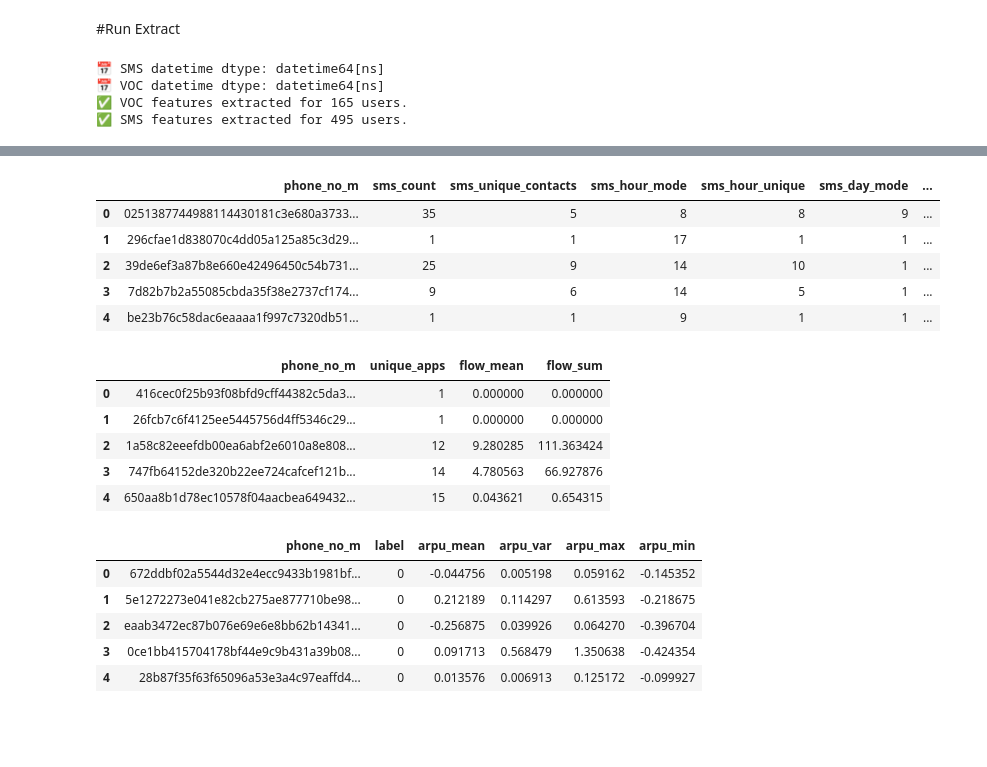
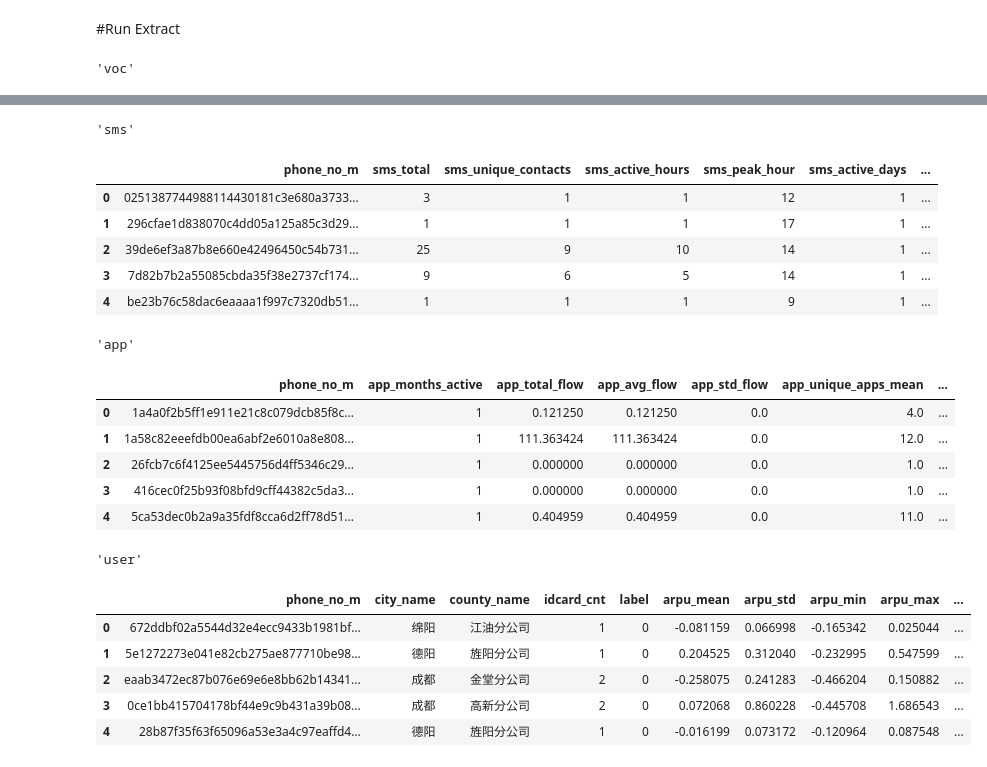
Before and after one commit to MUNEERALNAJDI/fraud_detection, a Jupyter notebook: notebooks/Extract_feature.ipynb, the cells around one changed output, grey strips where cells are left out. Saved outputs shown, nothing was run; the diff lists cells and outputs as text; code cells hidden in the pictures; blank space fills up the shorter version.

```diff
--- a/notebooks/Extract_feature.ipynb
+++ b/notebooks/Extract_feature.ipynb
@@ -242,15 +225,3 @@ def get_sms_feats(df):
     return phone_no_m
 # %% [markdown]
 ##app
-# %%
-def get_app_feats(df):
-    phone_no_m = df[["phone_no_m"]].drop_duplicates().copy()
-    tmp = df.groupby("phone_no_m")["busi_name"].agg(unique_apps="nunique")
-    phone_no_m = phone_no_m.merge(tmp, on="phone_no_m", how="left")
-
-    tmp = df.groupby("phone_no_m")["flow"].agg(
-        flow_mean="mean",
-        flow_sum="sum"
-    )
-    phone_no_m = phone_no_m.merge(tmp, on="phone_no_m", how="left")
-    return phone_no_m
@@ -257,18 +270,2 @@ def get_app_feats(df):
 # %% [markdown]
 ##User
-# %%
-def get_user_feats(df):
-    phone_no_m = df[["phone_no_m", "label"]].drop_duplicates().copy()
-
-    arpu_cols = [c for c in df.columns if c.startswith("arpu_")]
-    df["arpu_mean"] = df[arpu_cols].mean(axis=1)
-    df["arpu_var"] = df[arpu_cols].var(axis=1)
-    df["arpu_max"] = df[arpu_cols].max(axis=1)
-    df["arpu_min"] = df[arpu_cols].min(axis=1)
-
-    phone_no_m = phone_no_m.merge(
-        df[["phone_no_m", "arpu_mean", "arpu_var", "arpu_max", "arpu_min"]],
-        on="phone_no_m",
-        how="left"
-    )
-    return phone_no_m
@@ -393,10 +460,6 @@ data = load_all_data(config)
 # Extract features
 config_mode = config["aggregation"]["mode"]
 config_window = config["aggregation"]["window"]
-print("📅 SMS datetime dtype:", data["sms"]["request_datetime"].dtype)
-print("📅 VOC datetime dtype:", data["voc"]["start_datetime"].dtype)
-
-
 features = extract_all_features(
     data,
     config,
@@ -419,11 +482,9 @@ for name, df in zip(["voc", "sms", "app", "user"], features):
     output_filename = f"{name}_features_{config_mode}_{config_window}_{timestamp}.csv"
     output_path = os.path.join(features_dir, output_filename)
     df.to_csv(output_path, index=False)
+    display(name)
     display(df.head())
     logger.info(f"✅ Saved {name} features → {output_path}")
 # %% [output]
-📅 SMS datetime dtype: datetime64[ns]
-📅 VOC datetime dtype: datetime64[ns]
-✅ VOC features extracted for 165 users.
-✅ SMS features extracted for 495 users.
+'voc'
 |  | phone_no_m | total_calls | unique_contacts | call_dur_mean | call_dur_median | call_dur_max | call_dur_min | ... |
@@ -435,18 +496,21 @@ for name, df in zip(["voc", "sms", "app", "user"], features):
+'sms'
-|  | phone_no_m | sms_count | sms_unique_contacts | sms_hour_mode | sms_hour_unique | sms_day_mode | ... |
-| 0 | 0251387744988114430181c3e680a3733... | 35 | 5 | 8 | 8 | 9 | ... |
-| 1 | 296cfae1d838070c4dd05a125a85c3d29... | 1 | 1 | 17 | 1 | 1 | ... |
-| 2 | 39de6ef3a87b8e660e42496450c54b731... | 25 | 9 | 14 | 10 | 1 | ... |
-| 3 | 7d82b7b2a55085cbda35f38e2737cf174... | 9 | 6 | 14 | 5 | 1 | ... |
-| 4 | be23b76c58dac6eaaaa1f997c7320db51... | 1 | 1 | 9 | 1 | 1 | ... |
+|  | phone_no_m | sms_total | sms_unique_contacts | sms_active_hours | sms_peak_hour | sms_active_days | ... |
+| 0 | 0251387744988114430181c3e680a3733... | 3 | 1 | 1 | 12 | 1 | ... |
+| 1 | 296cfae1d838070c4dd05a125a85c3d29... | 1 | 1 | 1 | 17 | 1 | ... |
+| 2 | 39de6ef3a87b8e660e42496450c54b731... | 25 | 9 | 10 | 14 | 1 | ... |
+| 3 | 7d82b7b2a55085cbda35f38e2737cf174... | 9 | 6 | 5 | 14 | 1 | ... |
+| 4 | be23b76c58dac6eaaaa1f997c7320db51... | 1 | 1 | 1 | 9 | 1 | ... |
+'app'
-|  | phone_no_m | unique_apps | flow_mean | flow_sum |
-| 0 | 416cec0f25b93f08bfd9cff44382c5da3... | 1 | 0.000000 | 0.000000 |
-| 1 | 26fcb7c6f4125ee5445756d4ff5346c29... | 1 | 0.000000 | 0.000000 |
-| 2 | 1a58c82eeefdb00ea6abf2e6010a8e808... | 12 | 9.280285 | 111.363424 |
-| 3 | 747fb64152de320b22ee724cafcef121b... | 14 | 4.780563 | 66.927876 |
-| 4 | 650aa8b1d78ec10578f04aacbea649432... | 15 | 0.043621 | 0.654315 |
+|  | phone_no_m | app_months_active | app_total_flow | app_avg_flow | app_std_flow | app_unique_apps_mean | ... |
+| 0 | 1a4a0f2b5ff1e911e21c8c079dcb85f8c... | 1 | 0.121250 | 0.121250 | 0.0 | 4.0 | ... |
+| 1 | 1a58c82eeefdb00ea6abf2e6010a8e808... | 1 | 111.363424 | 111.363424 | 0.0 | 12.0 | ... |
+| 2 | 26fcb7c6f4125ee5445756d4ff5346c29... | 1 | 0.000000 | 0.000000 | 0.0 | 1.0 | ... |
+| 3 | 416cec0f25b93f08bfd9cff44382c5da3... | 1 | 0.000000 | 0.000000 | 0.0 | 1.0 | ... |
+| 4 | 5ca53dec0b2a9a35fdf8cca6d2ff78d51... | 1 | 0.404959 | 0.404959 | 0.0 | 11.0 | ... |
+'user'
-|  | phone_no_m | label | arpu_mean | arpu_var | arpu_max | arpu_min |
-| 0 | 672ddbf02a5544d32e4ecc9433b1981bf... | 0 | -0.044756 | 0.005198 | 0.059162 | -0.145352 |
-| 1 | 5e1272273e041e82cb275ae877710be98... | 0 | 0.212189 | 0.114297 | 0.613593 | -0.218675 |
-| 2 | eaab3472ec87b076e69e6e8bb62b14341... | 0 | -0.256875 | 0.039926 | 0.064270 | -0.396704 |
-| 3 | 0ce1bb415704178bf44e9c9b431a39b08... | 0 | 0.091713 | 0.568479 | 1.350638 | -0.424354 |
-| 4 | 28b87f35f63f65096a53e3a4c97eaffd4... | 0 | 0.013576 | 0.006913 | 0.125172 | -0.099927 |
+|  | phone_no_m | city_name | county_name | idcard_cnt | label | arpu_mean | arpu_std | arpu_min | arpu_max | ... |
+| 0 | 672ddbf02a5544d32e4ecc9433b1981bf... | 绵阳 | 江油分公司 | 1 | 0 | -0.081159 | 0.066998 | -0.165342 | 0.025044 | ... |
+| 1 | 5e1272273e041e82cb275ae877710be98... | 德阳 | 旌阳分公司 | 1 | 0 | 0.204525 | 0.312040 | -0.232995 | 0.547599 | ... |
+| 2 | eaab3472ec87b076e69e6e8bb62b14341... | 成都 | 金堂分公司 | 2 | 0 | -0.258075 | 0.241283 | -0.466204 | 0.150882 | ... |
+| 3 | 0ce1bb415704178bf44e9c9b431a39b08... | 成都 | 高新分公司 | 2 | 0 | 0.072068 | 0.860228 | -0.445708 | 1.686543 | ... |
+| 4 | 28b87f35f63f65096a53e3a4c97eaffd4... | 德阳 | 旌阳分公司 | 1 | 0 | -0.016199 | 0.073172 | -0.120964 | 0.087548 | ... |
```
Also changed, not shown: parts of 9 cells of this notebook, 8 other files.
